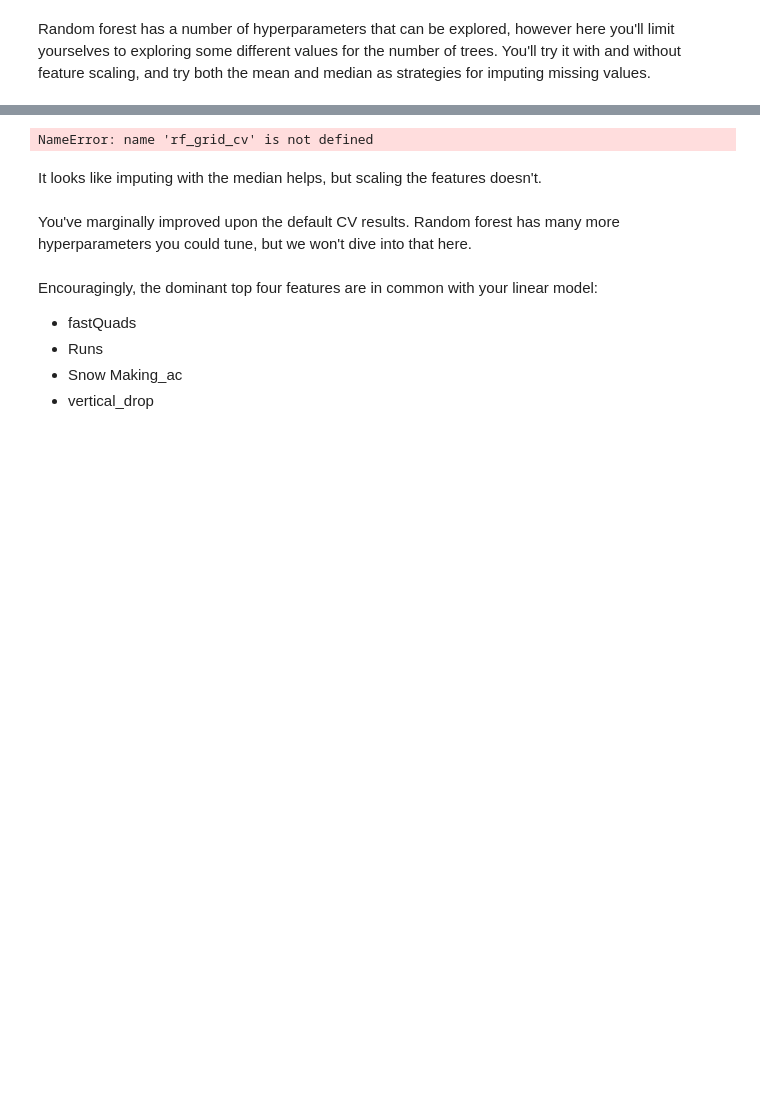
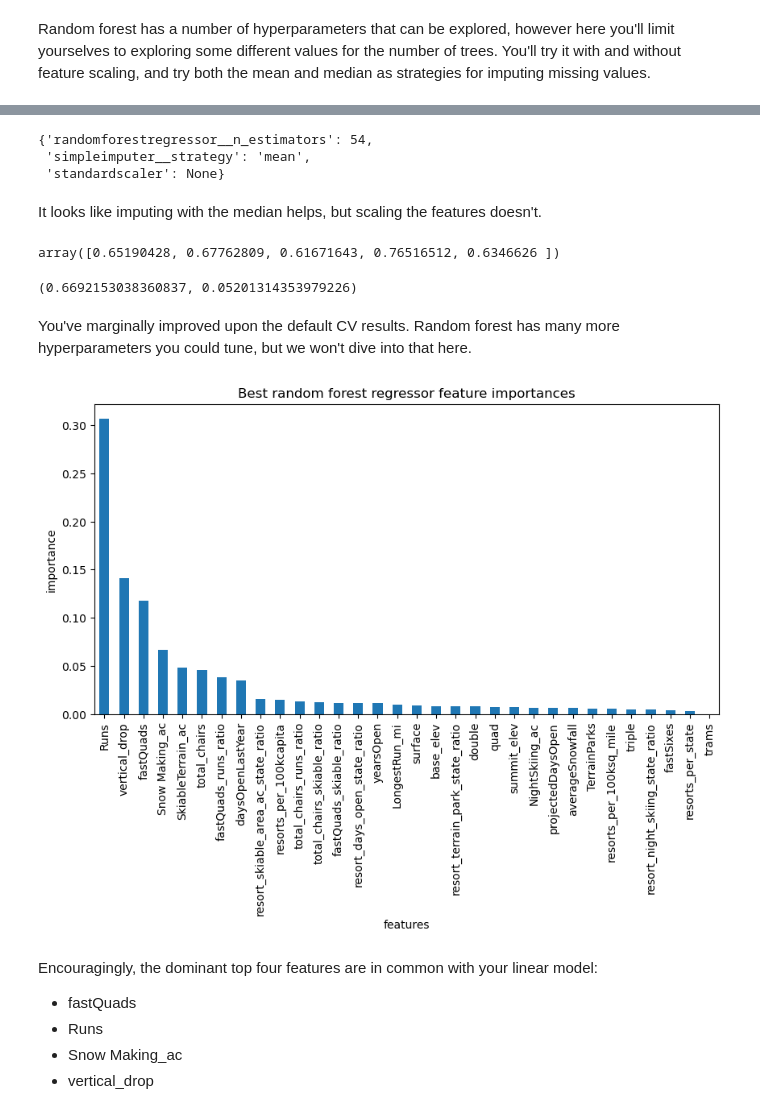
Before and after one commit to TajCorvino/TajieSpringboard, a Jupyter notebook: _repos/04_preprocessing_and_training.ipynb, the cells around one changed output, grey strips where cells are left out. Drawn from its saved outputs; the diff is of its cells as text; code cells hidden in the pictures; blank space fills up the shorter version.

```diff
--- a/_repos/04_preprocessing_and_training.ipynb
+++ b/_repos/04_preprocessing_and_training.ipynb
@@ -718,7 +992,7 @@ grid_params
 #Code task 24#
 #Call `GridSearchCV` with the random forest pipeline, passing in the above `grid_params`
 #dict for parameters to evaluate, 5-fold cross-validation, and all available CPU cores (if desired)
-rf_grid_cv = GridSearchCV(grid_params, param_grid=dict, cv=5, n_jobs=-1)
+rf_grid_cv = GridSearchCV(RF_pipe, param_grid=grid_params, cv=5, n_jobs=-1)
 # %%
 #Code task 25#
 #Now call the `GridSearchCV`'s `fit()` method with `X_train` and `y_train` as arguments
@@ -731,31 +1020,39 @@ InvalidParameterError: The 'estimator' parameter of GridSearchCV must be an obje
 #Print the best params (`best_params_` attribute) from the grid search
 rf_grid_cv.best_params_
 # %% [output]
-NameError: name 'rf_grid_cv' is not defined
+{'randomforestregressor__n_estimators': 54,
+ 'simpleimputer__strategy': 'mean',
+ 'standardscaler': None}
 # %% [markdown]
 It looks like imputing with the median helps, but scaling the features doesn't.
 # %%
 rf_best_cv_results = cross_validate(rf_grid_cv.best_estimator_, X_train, y_train, cv=5)
 rf_best_scores = rf_best_cv_results['test_score']
 rf_best_scores
+# %% [output]
+array([0.65190428, 0.67762809, 0.61671643, 0.76516512, 0.6346626 ])
 # %%
 np.mean(rf_best_scores), np.std(rf_best_scores)
+# %% [output]
+(0.6692153038360837, 0.05201314353979226)
 # %% [markdown]
 You've marginally improved upon the default CV results. Random forest has many more hyperparameters you could tune, but we won't dive into that here.
 # %%
 #Code task 27#
 #Plot a barplot of the random forest's feature importances,
 #assigning the `feature_importances_` attribute of
 #`rf_grid_cv.best_estimator_.named_steps.randomforestregressor` to the name `imps` to then
 #create a pandas Series object of the feature importances, with the index given by the
 #training data column names, sorting the values in descending order
 plt.subplots(figsize=(10, 5))
-imps = rf_grid_cv.best_estimator_.named_steps.randomforestregressor.___
-rf_feat_imps = pd.Series(___, index=X_train.columns).sort_values(ascending=False)
+imps = rf_grid_cv.best_estimator_.named_steps.randomforestregressor.feature_importances_
+rf_feat_imps = pd.Series(imps, index=X_train.columns).sort_values(ascending=False)
 rf_feat_imps.plot(kind='bar')
 plt.xlabel('features')
 plt.ylabel('importance')
 plt.title('Best random forest regressor feature importances');
+# %% [output]
+[figure, added]
 # %% [markdown]
 Encouragingly, the dominant top four features are in common with your linear model:
 * fastQuads
```
Also changed, not shown: parts of 71 cells of this notebook, 1 other file.
